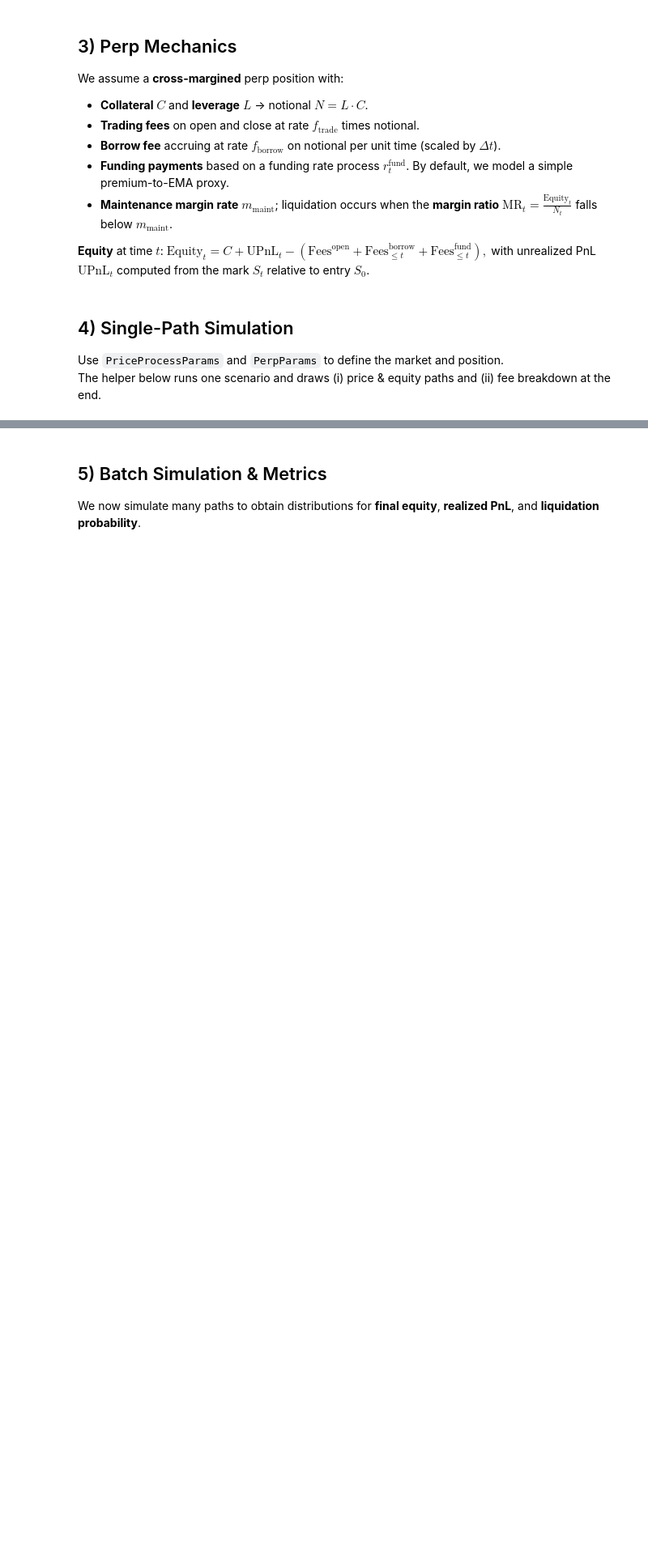
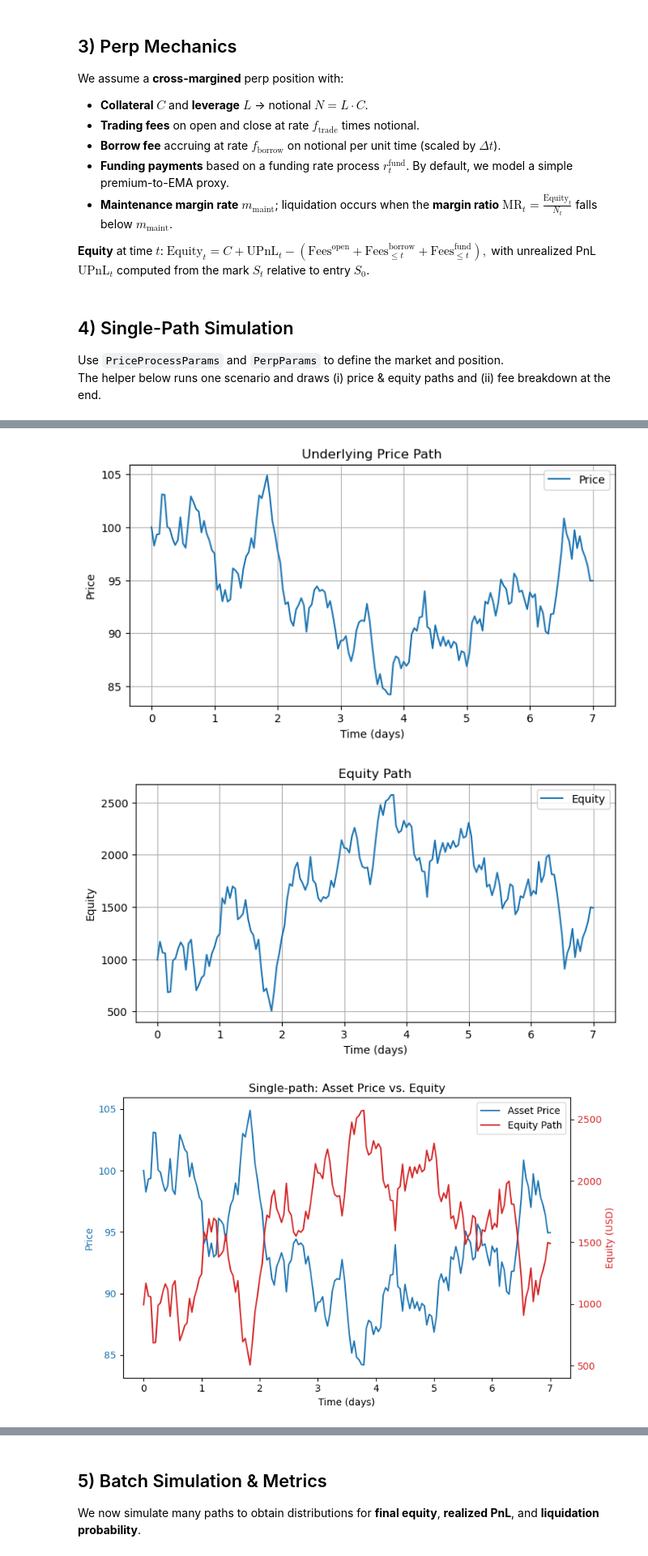
Before and after one commit to LucaPennella/sok-defi-derivatives, a Jupyter notebook: Perpetuals-Simulation-Notebook.ipynb, the cells around one changed output, grey strips where cells are left out. Shown at 81% size. Cells and saved outputs as stored; diff of their text form; code cells hidden in the pictures; blank space fills up the shorter version.

```diff
--- a/Perpetuals-Simulation-Notebook.ipynb
+++ b/Perpetuals-Simulation-Notebook.ipynb
@@ -330,0 +372,62 @@ _ = run_single_demo()
+# %%
+def run_single_demo(
+
+    price_params: PriceProcessParams = PriceProcessParams(S0=100, mu=0.0, sigma=0.08, T=7, dt=1/24),
+    perp_params: PerpParams = PerpParams(is_long=False, collateral=1000.0, leverage=10.0,
+                                         trading_fee_rate=0.0006, borrow_fee_rate=0.000027,
+                                         maintenance_margin_rate=0.002556, funding_kappa=0.001, apply_funding_fee=True)
+) -> Dict[str, Any]:
+
+    # 1) genera prezzo e simula
+    price_df = generate_price_path(price_params)
+    res = simulate_perp_single(price_df, perp_params)
+
+    # 2) plot UNDERLYING price (come avevi)
+    fig1 = plt.figure(figsize=(8, 4))
+    ax = plt.gca()
+    ax.plot(res["time"], res["price_path"], label="Price")
+    ax.set_xlabel("Time (days)")
+    ax.set_ylabel("Price")
+    ax.set_title("Underlying Price Path")
+    ax.grid(True)
+    ax.legend()
+    plt.show()
+
+    # 3) plot EQUITY (come avevi)
+    fig2 = plt.figure(figsize=(8, 4))
+    ax2 = plt.gca()
+    ax2.plot(res["time"], res["equity_path"], label="Equity")
+    ax2.set_xlabel("Time (days)")
+    ax2.set_ylabel("Equity")
+    ax2.set_title("Equity Path")
+    ax2.grid(True)
+    ax2.legend()
+    plt.show()
+
+    # 4) NUOVO: plot COMBINATO (prezzo + equity + liquidazione se presente)
+    plot_price_equity_combo(
+        res,
+        title="Single-path: Asset Price vs. Equity"
+    )
+
+    # 5) breakdown FEES (come avevi)
+    fig3 = plt.figure(figsize=(8, 4))
+    ax3 = plt.gca()
+    fees_dict = {
+        "Open Fee": res["fees_open"],
+        "Cum Borrow Fee": res["cum_borrow_fee"],
+        "Cum Funding Fee": res["cum_funding_fee"],
+    }
+    ax3.bar(list(fees_dict.keys()), list(fees_dict.values()))
+    ax3.set_title("Fee Breakdown at End")
+    ax3.set_ylabel("Fee (quote currency)")
+    plt.show()
+
+    return {"price_df": price_df, "result": res}
+
+# Quick demo run (puoi commentare)
+_ = run_single_demo()
+# %% [output]
+[figure, added]
+[figure, added]
+[figure, added]
```
Also changed, not shown: parts of 14 cells of this notebook.
